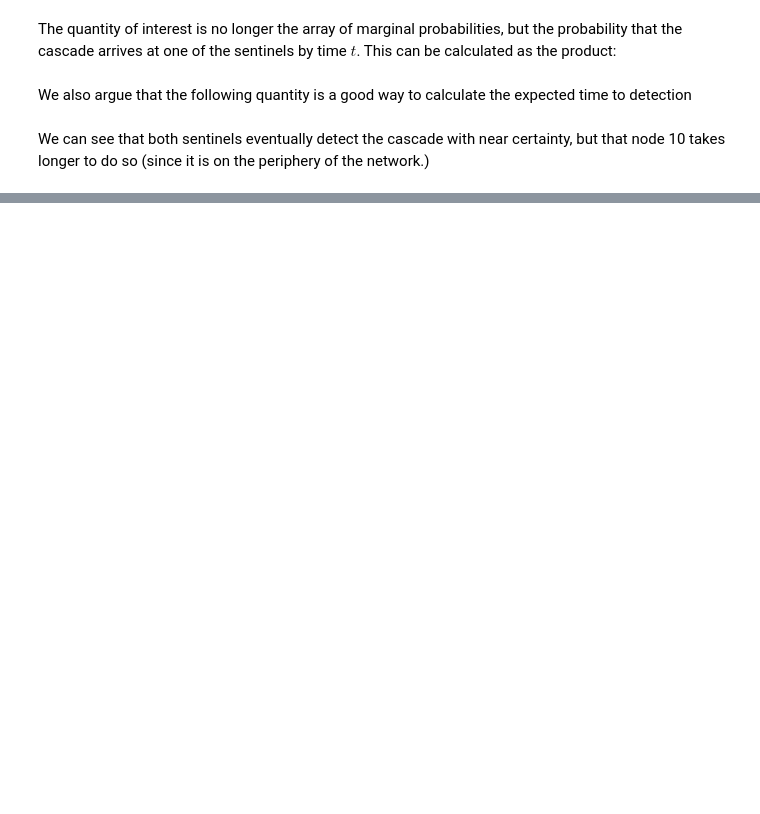
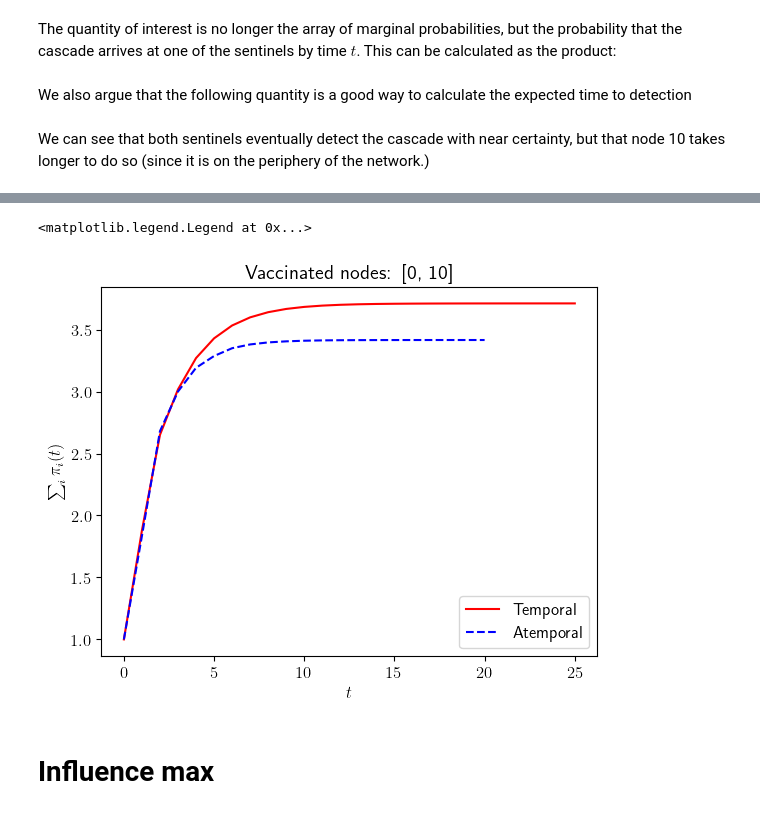
Before and after one commit to erikweis/loopy-MP-interventions, a Jupyter notebook: example.ipynb, the cells around one changed output, grey strips where cells are left out. Saved outputs shown, nothing was run; the diff lists cells and outputs as text; code cells hidden in the pictures; blank space fills up the shorter version.

```diff
--- a/example.ipynb
+++ b/example.ipynb
@@ -228,0 +432,17 @@ Text(3.9715934059486413, 0.2, 'Expected time to detection\n $t=3.47$')
+# %%
+n = len(g)
+sentinels = [0, 10]
+
+# for the calculation to be well-defined, we need to "vaccinate" the sentinels --- we're instead in the time to detection
+# when the cascades does not go through another sentinel
+v = np.zeros(n)
+for i in sentinels:
+    v[i] = 1
+
+# we seed the cascade at random otherwise
+s = np.zeros(n)
+s += 1/n
+
+NMP = NeighborhoodMessagePassing(g, r, p, t_max, M=M, v=v, verbose=True, temporal=False)
+NMP.neighborhood_message_passing(s,track_vaccinated=True)
+marginals_atemporal = NMP.marginals
@@ -228,0 +454,17 @@ Text(3.9715934059486413, 0.2, 'Expected time to detection\n $t=3.47$')
+# %%
+# extract the expected outbreak size
+pi_t = np.sum(marginals, axis=0)
+pi_t_atemporal = np.sum(marginals_atemporal, axis=0)
+
+plt.plot(pi_t, label='Temporal', color='red')
+plt.plot(pi_t_atemporal, label='Atemporal', color='blue', linestyle='--')
+#plt.plot(pi_t - pi_t_atemporal, label='Temporal - Atemporal', color='green', linestyle='--')
+plt.title('Vaccinated nodes: [0, 10]')
+plt.xlabel('$t$')
+plt.ylabel(r'$\sum_i \pi_i(t)$')
+plt.legend()
+# %% [output]
+<matplotlib.legend.Legend at 0x...>
+[figure, added]
+# %% [markdown]
+# Influence max
```
Also changed, not shown: parts of 34 cells of this notebook, 4 other files.
